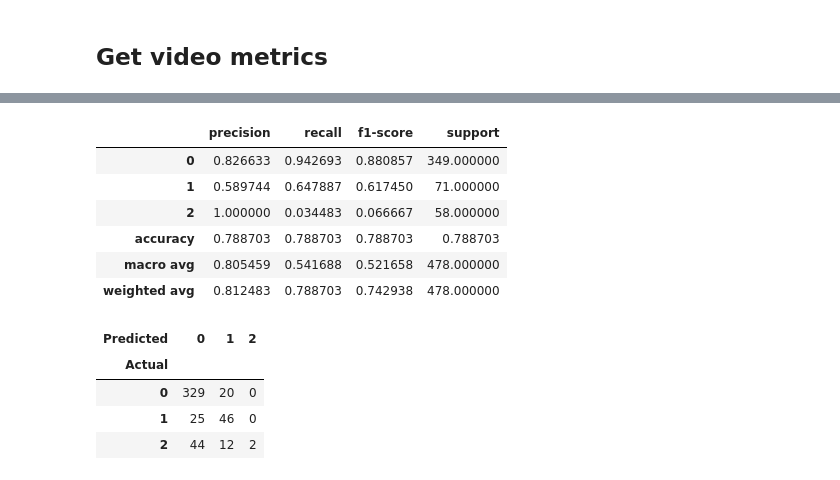
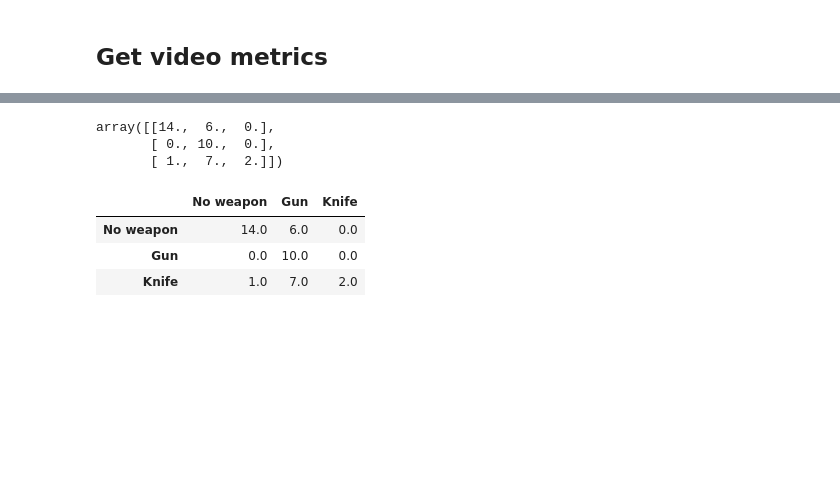
Before and after one commit to Coding-Rod/crime_detection, a Jupyter notebook: ai/reports/Video_metrics.ipynb, the cells around one changed output, grey strips where cells are left out. Drawn from its saved outputs; the diff is of its cells as text; code cells hidden in the pictures; blank space fills up the shorter version.

```diff
--- a/ai/reports/Video_metrics.ipynb
+++ b/ai/reports/Video_metrics.ipynb
@@ -24,9 +34,9 @@ df_labels = pd.read_csv(test_labels)
 # %%
 ## Model variables
 ROBOFLOW_MODELS = [
-    'yolov5s_batch_8', # 1
-    'yolov5s_batch_16', # 2
-    'yolov5s_batch_32', # 3
+    'yolov5', # 1
+    'yolov7', # 2
+    'yolos', # 3
     'yolov8s', # 4
     'no_version', # 5
     'no_version', # 6
@@ -35,9 +45,9 @@ ROBOFLOW_MODELS = [
     'yolov5n_data_augmentation', # 9
 ]
 
-MODEL_VERSION = 8
+MODEL_VERSION = 9
 
-OUT_DATA_PATH = '/home/rodri/Downloads/Videos'
+OUT_DATA_PATH = TEST_SET_PATH
 
 # Create and set output path
 os.makedirs(os.path.join(OUT_DATA_PATH, 'reports', ROBOFLOW_MODELS[MODEL_VERSION-1], 'metrics'), exist_ok=True)
@@ -249,2 +251,13 @@ df_total.to_csv(os.path.join(OUTPUT_PATH, 'merged.csv'), index=False)
+# %%
+true_y = [] # True labels: Get first class from each video
+pred_y = [] # Predicted labels: Get first class greater than 0 with confidence greater than 0.4 else 0
+conf_y = [] # Confidence of predicted labels
+videos = set(df_total['video']) # Get unique videos
+
+for video in tqdm(videos, desc='Getting true and predicted labels'):
+    df_video = df_total[df_total['video'] == video]
+    true_y.append(df_video['class_x'].values[0])
+    pred_y.append(0 if len(df_video[df_video['conf'] >= 0.4]) == 0 else df_video[df_video['conf'] >= 0.4]['class_y'].values[0])
+    conf_y.append(0 if len(df_video[df_video['conf'] >= 0.4]) == 0 else df_video[df_video['conf'] >= 0.4]['conf'].values[0])
 # %% [markdown]
 ## Get video metrics
@@ -263,13 +263,0 @@ df_total.describe()
-# %%
-## Classification report
-classification_report = classification_report(df_total['class_x'], df_total['class_y'], output_dict=True)
-classification_report = pd.DataFrame(classification_report).transpose()
-classification_report
-# %% [output]
-|  | precision | recall | f1-score | support |
-| 0 | 0.826633 | 0.942693 | 0.880857 | 349.000000 |
-| 1 | 0.589744 | 0.647887 | 0.617450 | 71.000000 |
-| 2 | 1.000000 | 0.034483 | 0.066667 | 58.000000 |
-| accuracy | 0.788703 | 0.788703 | 0.788703 | 0.788703 |
-| macro avg | 0.805459 | 0.541688 | 0.521658 | 478.000000 |
-| weighted avg | 0.812483 | 0.788703 | 0.742938 | 478.000000 |
@@ -276,10 +268,34 @@ classification_report
+# %%
+# Confusion matrix from two lists
+def confusion_matrix(true_y: list, pred_y: list, labels: list) -> np.ndarray:
+    """ Confusion matrix from two lists
+
+    Args:
+        true_y (list): True labels
+        pred_y (list): Predicted labels
+        labels (list): Labels to use
+
+    Returns:
+        np.ndarray: Confusion matrix
+    """
+    cm = np.zeros((len(labels), len(labels)))
+    for i, j in zip(true_y, pred_y):
+        cm[i][j] += 1
+    return cm
+
+# Confusion matrix
+cm = confusion_matrix(true_y, pred_y, [0, 1, 2])
+cm
+# %% [output]
+array([[14.,  6.,  0.],
+       [ 0., 10.,  0.],
+       [ 1.,  7.,  2.]])
 # %%
 ## Plot confusion matrix with pandas and seaborn
-confusion_matrix = pd.crosstab(df_total['class_x'], df_total['class_y'], rownames=['Actual'], colnames=['Predicted'])
+confusion_matrix = pd.DataFrame(cm, index=['No weapon', 'Gun', 'Knife'], columns=['No weapon', 'Gun', 'Knife'])
 confusion_matrix
 # %% [output]
-| Predicted | 0 | 1 | 2 |
-| Actual |  |  |  |
-| 0 | 329 | 20 | 0 |
-| 1 | 25 | 46 | 0 |
-| 2 | 44 | 12 | 2 |
+|  | No weapon | Gun | Knife |
+| No weapon | 14.0 | 6.0 | 0.0 |
+| Gun | 0.0 | 10.0 | 0.0 |
+| Knife | 1.0 | 7.0 | 2.0 |
```
Also changed, not shown: parts of 23 cells of this notebook, 1 other file.
